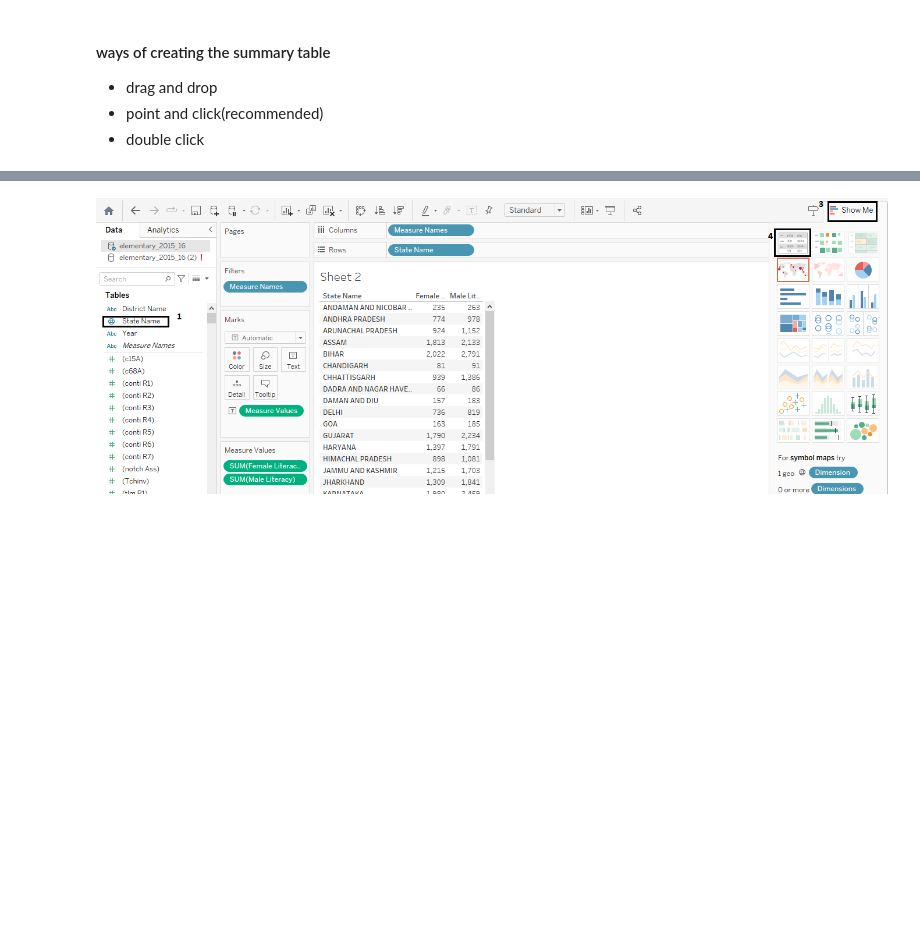
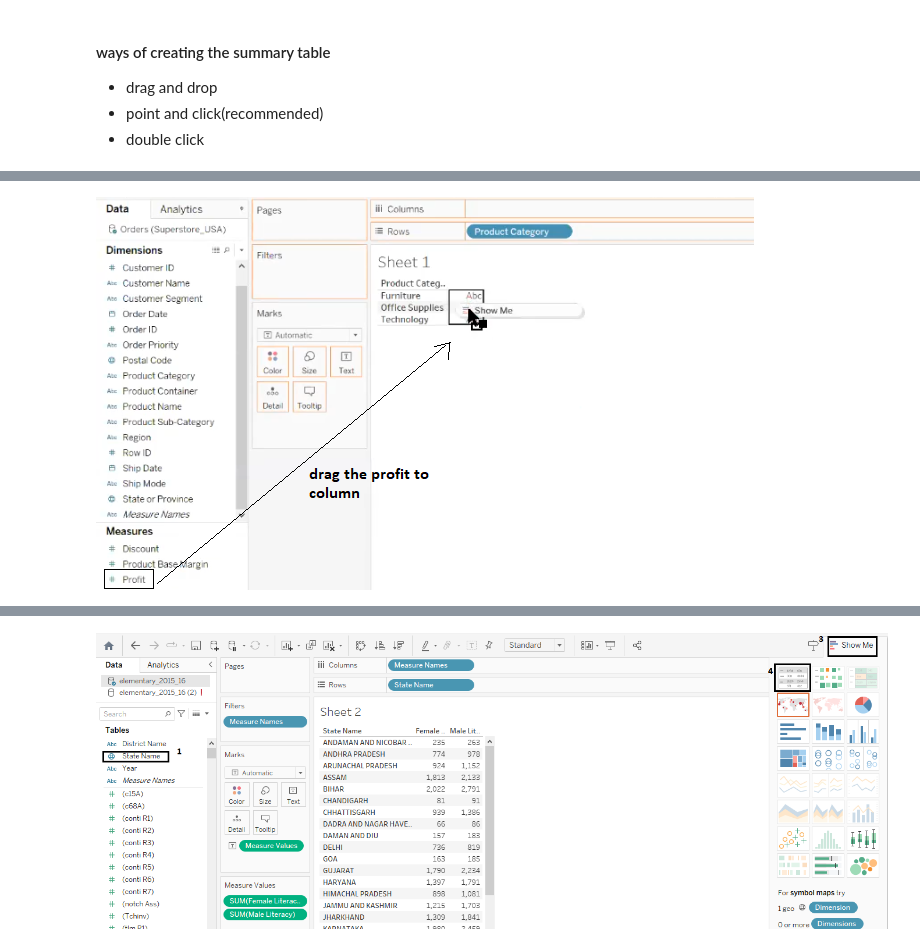
Before and after one commit to pavanpuppala0346/12.BITools, a Jupyter notebook: 1_Tableau_Intro.ipynb, the cells around one changed output, grey strips where cells are left out. Saved outputs shown, nothing was run; the diff lists cells and outputs as text; code cells hidden in the pictures; blank space fills up the shorter version.

```diff
--- a/1_Tableau_Intro.ipynb
+++ b/1_Tableau_Intro.ipynb
@@ -153,0 +177,5 @@ Image("E:/code/12.BITools/img/t7.png")
+# %%
+from IPython.display import Image
+Image("E:/code/12.BITools/img/t14.png")
+# %% [output]
+[figure, added]
```
Also changed, not shown: parts of 13 cells of this notebook, 6 other files.
